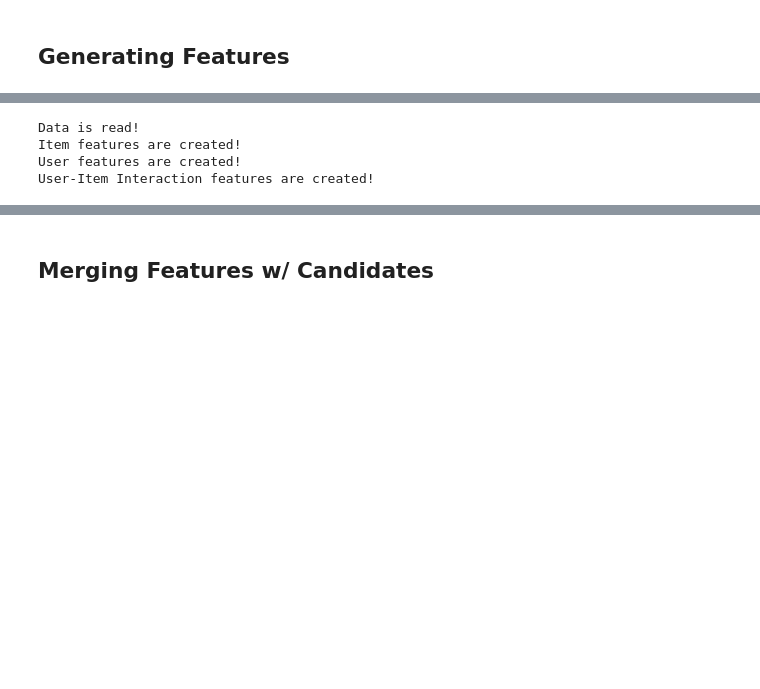
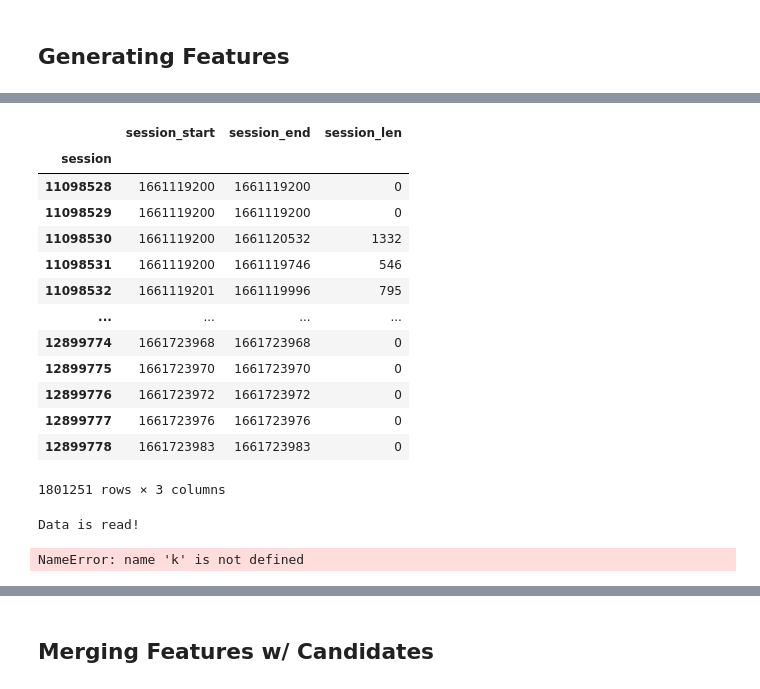
Before and after one commit to nlztrk/OTTO-Multi-Objective-Recommender-System, a Jupyter notebook: 3. Feature Extraction.ipynb, the cells around one changed output, grey strips where cells are left out. Drawn from its saved outputs; the diff is of its cells as text; code cells hidden in the pictures; blank space fills up the shorter version.

```diff
--- a/3. Feature Extraction.ipynb
+++ b/3. Feature Extraction.ipynb
@@ -214,11 +375,27 @@ def type_based_aggregator(input_df,
+# %%
+session_len(val_df,
+                group_cols=["session"],
+                wanted_cols=[],
+                return_min_max=True
+               )
+# %% [output]
+|  | session_start | session_end | session_len |
+| session |  |  |  |
+| 11098528 | 1661119200 | 1661119200 | 0 |
+| 11098529 | 1661119200 | 1661119200 | 0 |
+| 11098530 | 1661119200 | 1661120532 | 1332 |
+| 11098531 | 1661119200 | 1661119746 | 546 |
+| 11098532 | 1661119201 | 1661119996 | 795 |
+| ... | ... | ... | ... |
+| 12899774 | 1661723968 | 1661723968 | 0 |
+| 12899775 | 1661723970 | 1661723970 | 0 |
+| 12899776 | 1661723972 | 1661723972 | 0 |
+| 12899777 | 1661723976 | 1661723976 | 0 |
+| 12899778 | 1661723983 | 1661723983 | 0 |
+1801251 rows × 3 columns
 # %%
-if GENERATE_FOR == "local":
-    train_df = pd.read_parquet(f"./splitted_raw_data/train.parquet")
-    val_df = pd.read_parquet(f"./splitted_raw_data/val.parquet")
-
-elif GENERATE_FOR == "kaggle":
-    train_df = pd.read_parquet(f"./splitted_raw_data/all_train.parquet")
-    val_df = pd.read_parquet(f"./splitted_raw_data/test.parquet")
+train_df = pd.read_parquet(train_path)
+val_df = pd.read_parquet(val_path)
 
 train_df = generate_datetime_features(train_df)
 val_df = generate_datetime_features(val_df)
@@ -229,6 +406,7 @@ user_item_int_df = val_df
 
 print("Data is read!")
 
+print(k)
 ############
 
 # item_features = item_df.groupby('aid').agg({'aid':['count'], 'session':['nunique']})
@@ -246,12 +424,12 @@ item_features = pd.concat([
                         group_cols=["aid"]),
     type_distribution_aggregator(item_df,
                                  group_cols=["aid"]),
-#     type_based_aggregator(item_df,
-#                           group_cols=["aid"],
-#                           wanted_cols=["aid", "session"],
-#                           aggregators=[datetime_aggregator,
-#                                        nunique_aggregator,
-#                                        existence_amount_aggregator])
+    type_based_aggregator(item_df,
+                          group_cols=["aid"],
+                          wanted_cols=["aid", "session"],
+                          aggregators=[datetime_aggregator,
+                                       nunique_aggregator,
+                                       existence_amount_aggregator])
 ], axis=1)
 
 item_features = reduce_memory(item_features)
@@ -279,13 +457,13 @@ user_features = pd.concat([
                         group_cols=["session"]),
     type_distribution_aggregator(user_df,
                                  group_cols=["session"]),
-#     type_based_aggregator(user_df,
-#                           group_cols=["session"],
-#                           wanted_cols=["aid", "session"],
-#                           aggregators=[datetime_aggregator,
-#                                        session_len,
-# #                                        nunique_aggregator,
-#                                        existence_amount_aggregator])
+    type_based_aggregator(user_df,
+                          group_cols=["session"],
+                          wanted_cols=["aid", "session"],
+                          aggregators=[datetime_aggregator,
+                                       session_len,
+#                                        nunique_aggregator,
+                                       existence_amount_aggregator])
 ], axis=1)
 
 user_features = reduce_memory(user_features)
@@ -314,14 +492,14 @@ user_item_int_features = pd.concat([
                         group_cols=['session', 'aid']),
     type_distribution_aggregator(user_item_int_df,
                                  group_cols=['session', 'aid']),
-#     type_based_aggregator(user_item_int_df,
-#                           group_cols=['session', 'aid'],
-#                           wanted_cols=["aid"],
-#                           aggregators=[datetime_aggregator,
-#                                        is_last_aid_of_the_session,
-#                                        aid_session_ts_offsets,
-# #                                        nunique_aggregator,
-#                                        existence_amount_aggregator])
+    type_based_aggregator(user_item_int_df,
+                          group_cols=['session', 'aid'],
+                          wanted_cols=["aid"],
+                          aggregators=[datetime_aggregator,
+                                       is_last_aid_of_the_session,
+                                       aid_session_ts_offsets,
+#                                        nunique_aggregator,
+                                       existence_amount_aggregator])
 ], axis=1)
 
 user_item_int_features = reduce_memory(user_item_int_features)
@@ -331,9 +509,7 @@ user_item_int_features.to_parquet(f'./all_features/{GENERATE_FOR}_user_item_int_
 print("User-Item Interaction features are created!")
 # %% [output]
 Data is read!
-Item features are created!
-User features are created!
-User-Item Interaction features are created!
+NameError: name 'k' is not defined
 # %%
 del item_features, user_features, user_item_int_features
 gc.collect()
```
Also changed, not shown: parts of 19 cells of this notebook, 3 other files.
